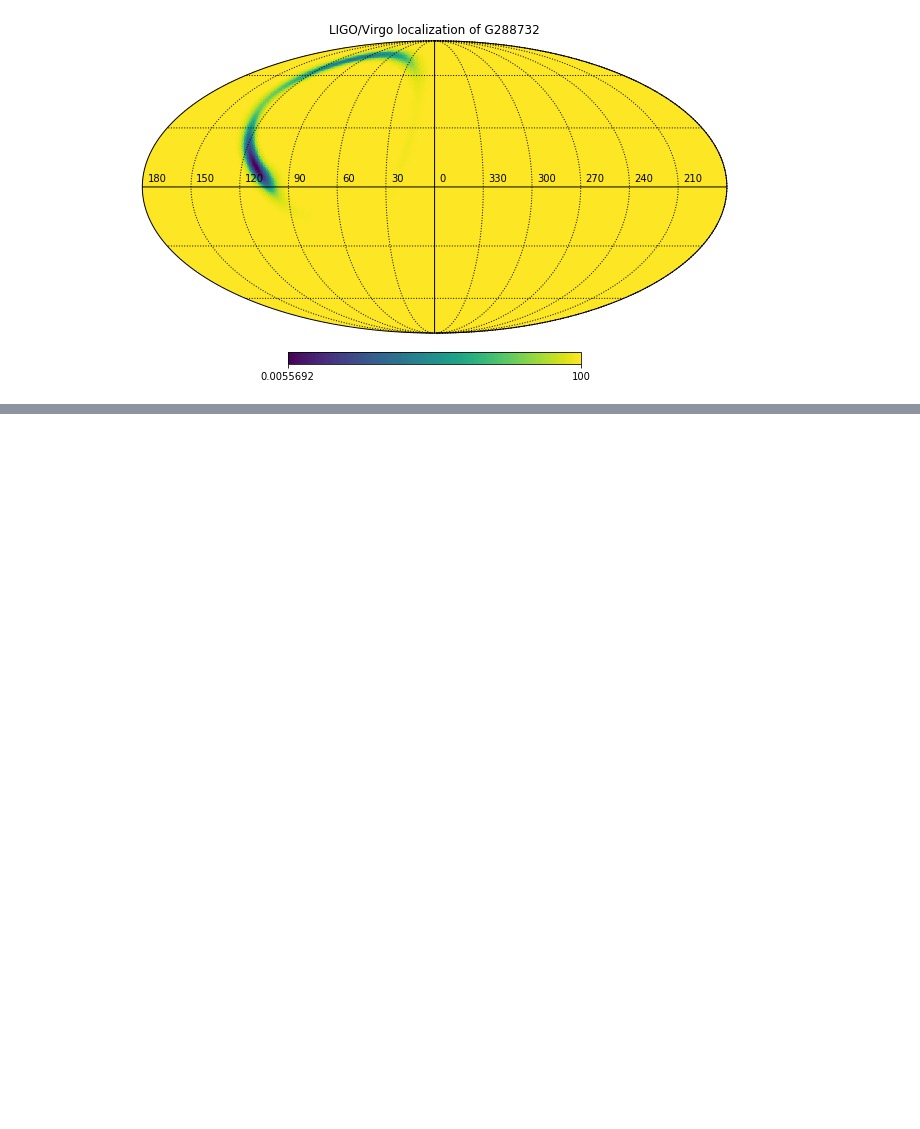
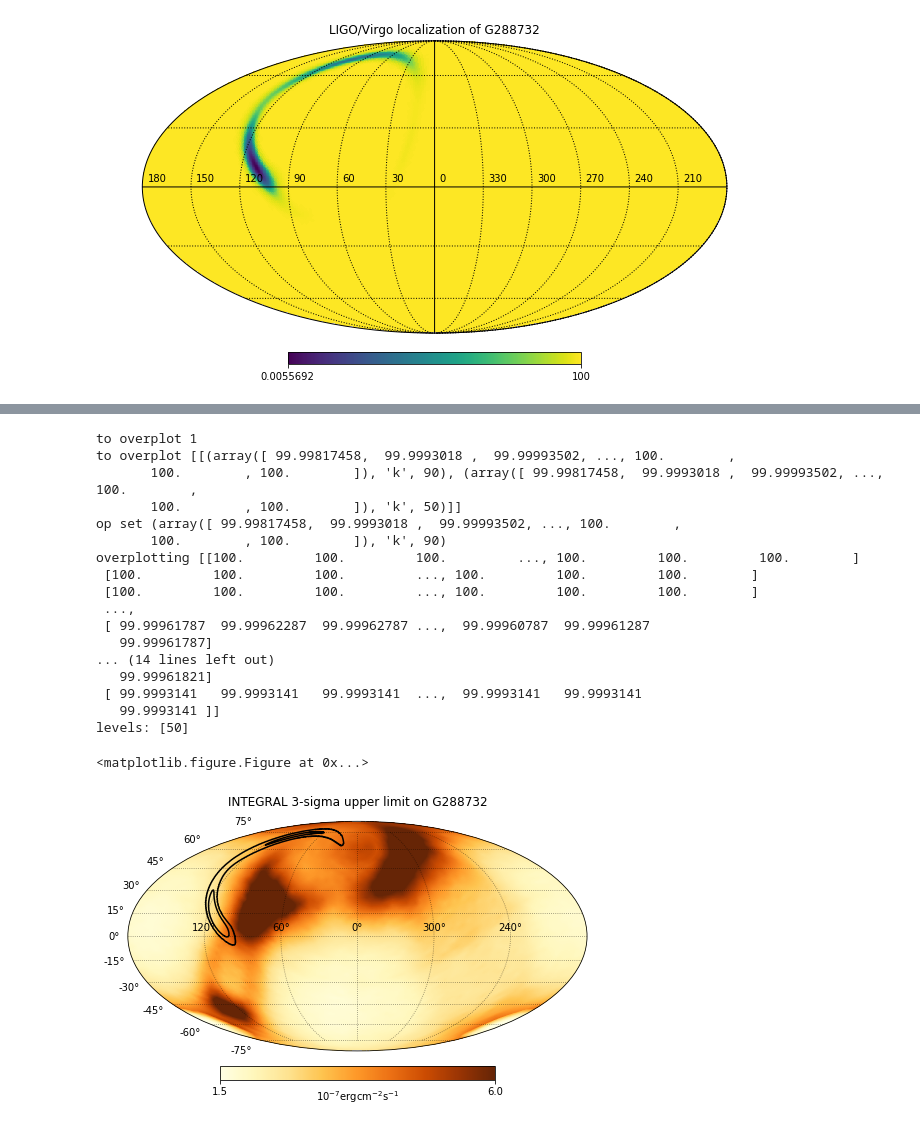
Before and after one commit to volodymyrss/integral-counterpart, a Jupyter notebook: follow-up-example.ipynb, the cells around one changed output, grey strips where cells are left out. Drawn from its saved outputs; the diff is of its cells as text; code cells hidden in the pictures; blank space fills up the shorter version.

Commit message:
fancy sensitivity

```diff
--- a/follow-up-example.ipynb
+++ b/follow-up-example.ipynb
@@ -55,0 +83,22 @@ resp.plot()
+# %%
+sens.plot_fancy()
+# %% [output]
+to overplot 1
+to overplot [[(array([ 99.99817458,  99.9993018 ,  99.99993502, ..., 100.        ,
+       100.        , 100.        ]), 'k', 90), (array([ 99.99817458,  99.9993018 ,  99.99993502, ..., 100.        ,
+       100.        , 100.        ]), 'k', 50)]]
+op set (array([ 99.99817458,  99.9993018 ,  99.99993502, ..., 100.        ,
+       100.        , 100.        ]), 'k', 90)
+overplotting [[100.         100.         100.         ..., 100.         100.         100.        ]
+ [100.         100.         100.         ..., 100.         100.         100.        ]
+ [100.         100.         100.         ..., 100.         100.         100.        ]
+ ...,
+ [ 99.99961787  99.99962287  99.99962787 ...,  99.99960787  99.99961287
+   99.99961787]
+... (14 lines left out)
+   99.99961821]
+ [ 99.9993141   99.9993141   99.9993141  ...,  99.9993141   99.9993141
+   99.9993141 ]]
+levels: [50]
+<matplotlib.figure.Figure at 0x...>
+[figure, added]
```
Also changed, not shown: parts of 10 cells of this notebook, 2 other files.
